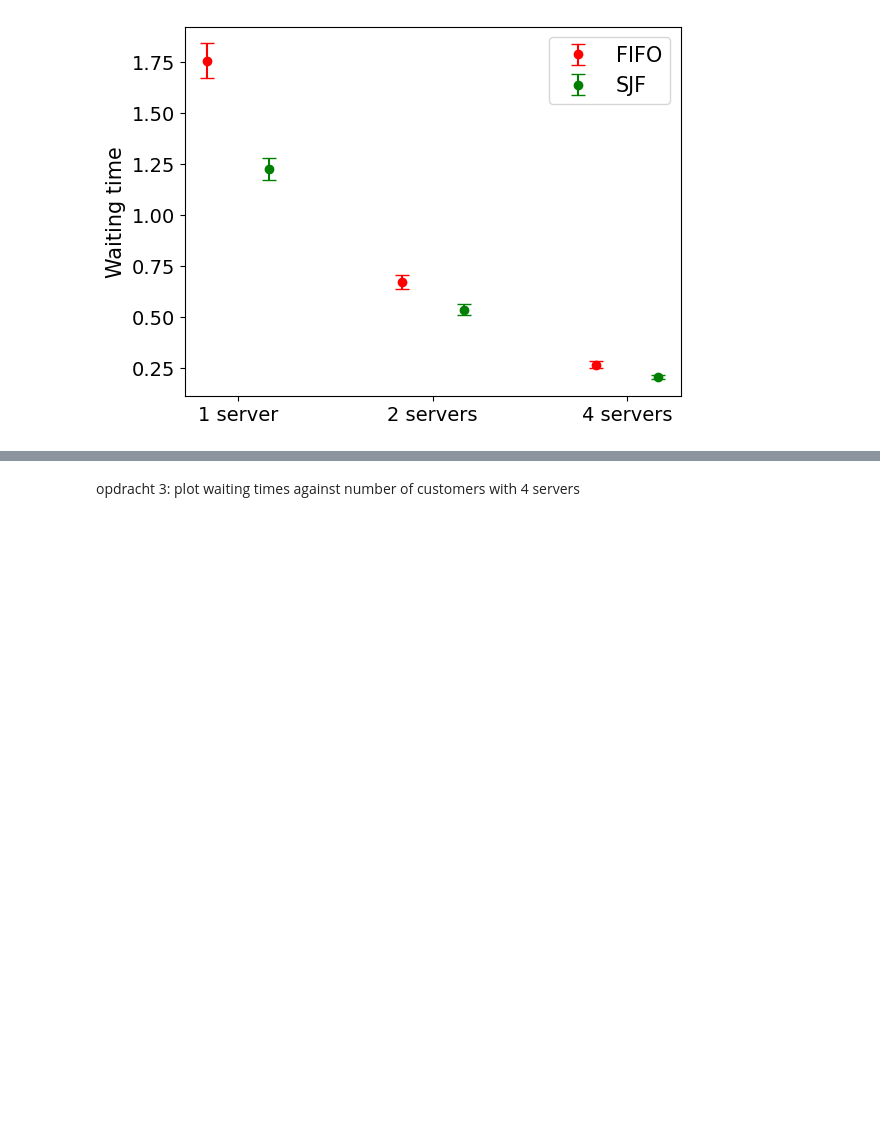
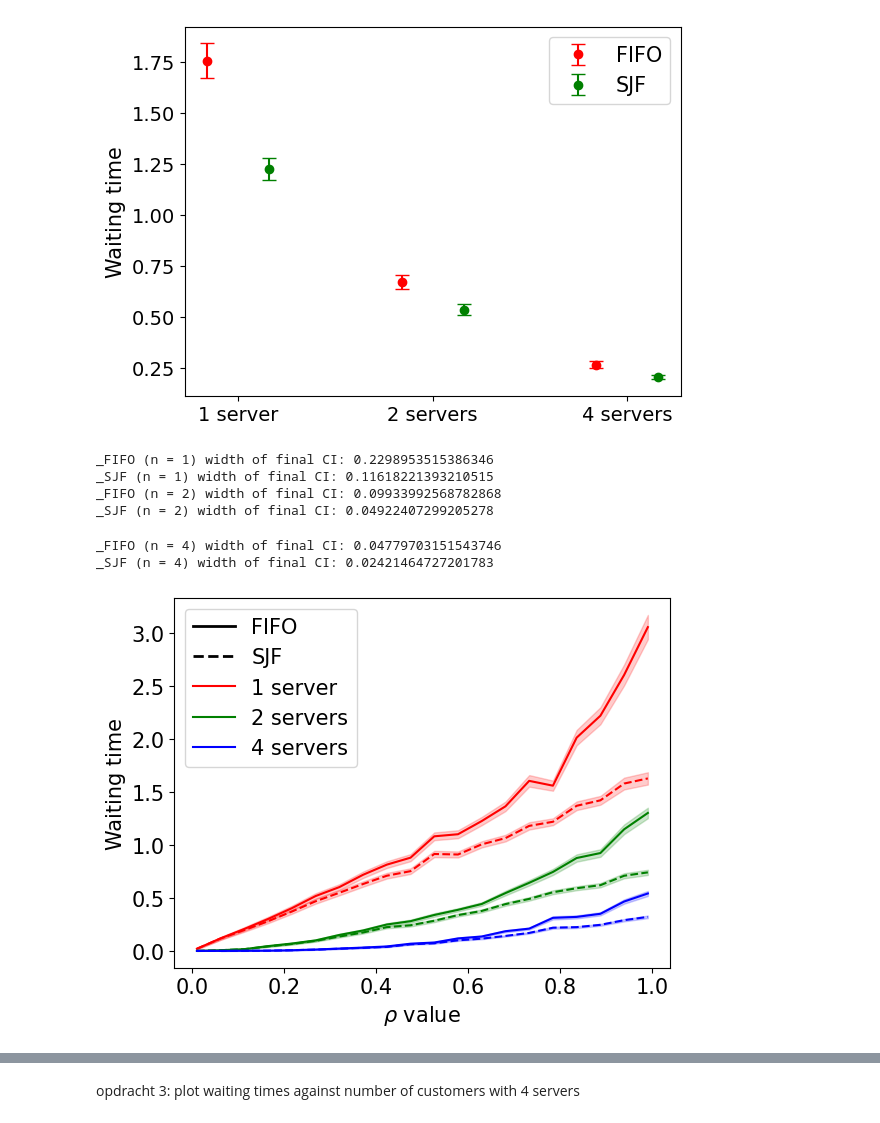
Before and after one commit to LoesBijman/stochastic_2, a Jupyter notebook: assignment_2.ipynb, the cells around one changed output, grey strips where cells are left out. Cells and saved outputs as stored; diff of their text form; code cells hidden in the pictures; blank space fills up the shorter version.

```diff
--- a/assignment_2.ipynb
+++ b/assignment_2.ipynb
@@ -298,6 +301,57 @@ plt.legend(fontsize = 15)
 plt.show()
 # %% [output]
 [figure]
+# %%
+# compare average waiting time between FIFO and SJF
+random.seed(3)
+runs = 200
+n_customers = 50
+mu = 1/2
+
+env = simpy.Environment()
+rhos_list = np.linspace(0.01,0.99,20)
+
+waiting_times_of_rhos_n1_sjf = waiting_times_of_rhos(rhos_list, 1, runs, 'SJF')
+waiting_times_of_rhos_n2_sjf = waiting_times_of_rhos(rhos_list, 2, runs, 'SJF')
+waiting_times_of_rhos_n4_sjf = waiting_times_of_rhos(rhos_list, 4, runs, 'SJF')
+# %%
+from matplotlib.lines import Line2D
+
+rho_mean_ci(waiting_times_of_rhos_n1, rhos_list, 'red', '_FIFO (n = 1)')
+rho_mean_ci(waiting_times_of_rhos_n1_sjf, rhos_list, 'red', '_SJF (n = 1)', '--')
+
+rho_mean_ci(waiting_times_of_rhos_n2, rhos_list, 'green', '_FIFO (n = 2)')
+rho_mean_ci(waiting_times_of_rhos_n2_sjf, rhos_list, 'green', '_SJF (n = 2)', '--')
+
+rho_mean_ci(waiting_times_of_rhos_n4, rhos_list, 'blue', '_FIFO (n = 4)')
+rho_mean_ci(waiting_times_of_rhos_n4_sjf, rhos_list, 'blue', '_SJF (n = 4)', '--')
+
+plt.xlabel('$\\rho$ value', fontsize=15)
+plt.ylabel('Waiting time', fontsize=15)
+
+custom_lines = [
+    Line2D([0], [0], color='black', linestyle='-', lw=2),
+    Line2D([0], [0], color='black', linestyle='--', lw=2),
+    Line2D([0],[0], color = 'red'),
+    Line2D([0],[0], color = 'green'),
+    Line2D([0],[0], color = 'blue'),
+]
+
+legend_labels = ['FIFO', 'SJF', '1 server', '2 servers', '4 servers']
+plt.legend(custom_lines, legend_labels, loc='best', fontsize = 15)
+# legend = ['FIFO', None, 'SJF', '1 server', '2 servers', '4 servers']
+# plt.legend(legend)
+# plt.legend(fontsize=15, loc = 2)
+plt.tick_params(labelsize=15)
+plt.show()
+# %% [output]
+_FIFO (n = 1) width of final CI: 0.2298953515386346
+_SJF (n = 1) width of final CI: 0.11618221393210515
+_FIFO (n = 2) width of final CI: 0.09933992568782868
+_SJF (n = 2) width of final CI: 0.04922407299205278
+_FIFO (n = 4) width of final CI: 0.04779703151543746
+_SJF (n = 4) width of final CI: 0.02421464727201783
+[figure, added]
 # %%
 print(f"For a queue with in total {n_customers} people that get in the queue with system load {rho} for {runs} days:")
 print(f"the mean waiting time was {m1}, with a standard deviation of {yerr1}")
```
Also changed, not shown: parts of 12 cells of this notebook, 3 other files.
